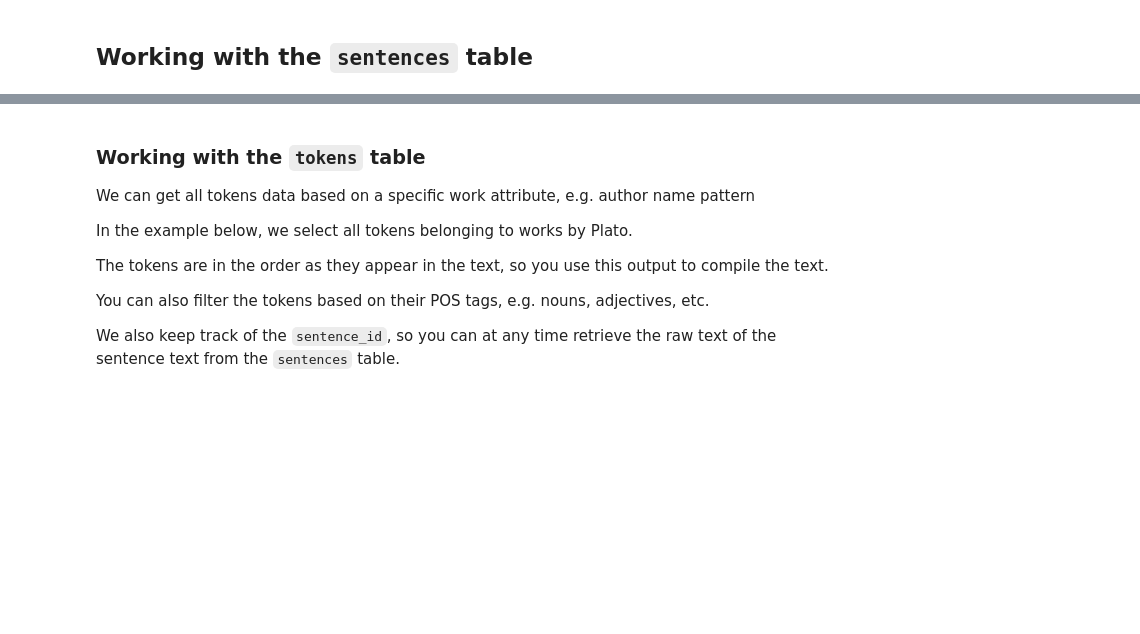
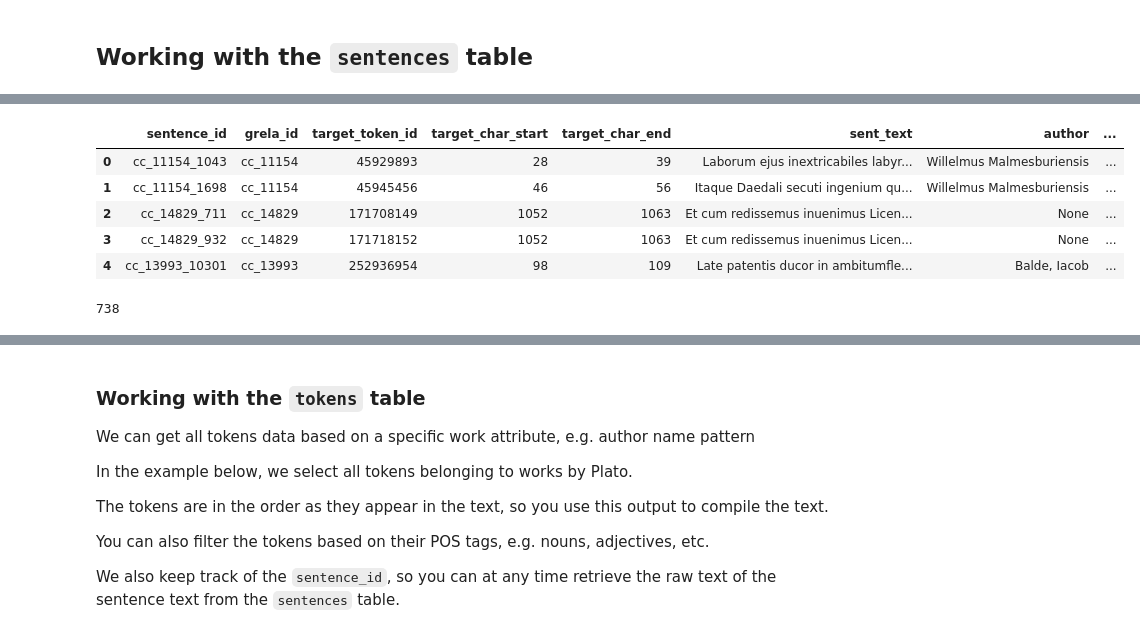
Before and after one commit to CCS-ZCU/GreLa, a Jupyter notebook: scripts/GreLa-API_getting-started.ipynb, the cells around one changed output, grey strips where cells are left out. Saved outputs shown, nothing was run; the diff lists cells and outputs as text; code cells hidden in the pictures; blank space fills up the shorter version.

```diff
--- a/scripts/GreLa-API_getting-started.ipynb
+++ b/scripts/GreLa-API_getting-started.ipynb
@@ -135,0 +137,33 @@ vulgate_sentences.head(5)
+# %%
+# below we retrieve the raw text of all sentences containing the lemma "labyrinthus", regardless of the form
+query = """
+SELECT
+    t.sentence_id,
+    t.grela_id,
+    t.token_id AS target_token_id,
+    t.char_start AS target_char_start,
+    t.char_end AS target_char_end,
+    s.sent_text,
+    w.author,
+    w.title,
+    w.not_before,
+    w.not_after
+FROM tokens t
+JOIN sentences s ON t.sentence_id = s.sentence_id
+JOIN works w ON t.grela_id = w.grela_id
+WHERE t.lemma = 'labyrinthus'
+"""
+
+target_sentences  = pd.read_parquet(requests.post(api_url, json={"query": query}).json()["download_url"])
+target_sentences.head(5)
+# %% [output]
+|  | sentence_id | grela_id | target_token_id | target_char_start | target_char_end | sent_text | author | ... |
+| 0 | cc_11154_1043 | cc_11154 | 45929893 | 28 | 39 | Laborum ejus inextricabiles labyr... | Willelmus Malmesburiensis | ... |
+| 1 | cc_11154_1698 | cc_11154 | 45945456 | 46 | 56 | Itaque Daedali secuti ingenium qu... | Willelmus Malmesburiensis | ... |
+| 2 | cc_14829_711 | cc_14829 | 171708149 | 1052 | 1063 | Et cum redissemus inuenimus Licen... | None | ... |
+| 3 | cc_14829_932 | cc_14829 | 171718152 | 1052 | 1063 | Et cum redissemus inuenimus Licen... | None | ... |
+| 4 | cc_13993_10301 | cc_13993 | 252936954 | 98 | 109 | Late patentis ducor in ambitumfle... | Balde, Iacob | ... |
+# %%
+len(target_sentences)
+# %% [output]
+738
```
Also changed, not shown: parts of 24 cells of this notebook, 2 other files.
